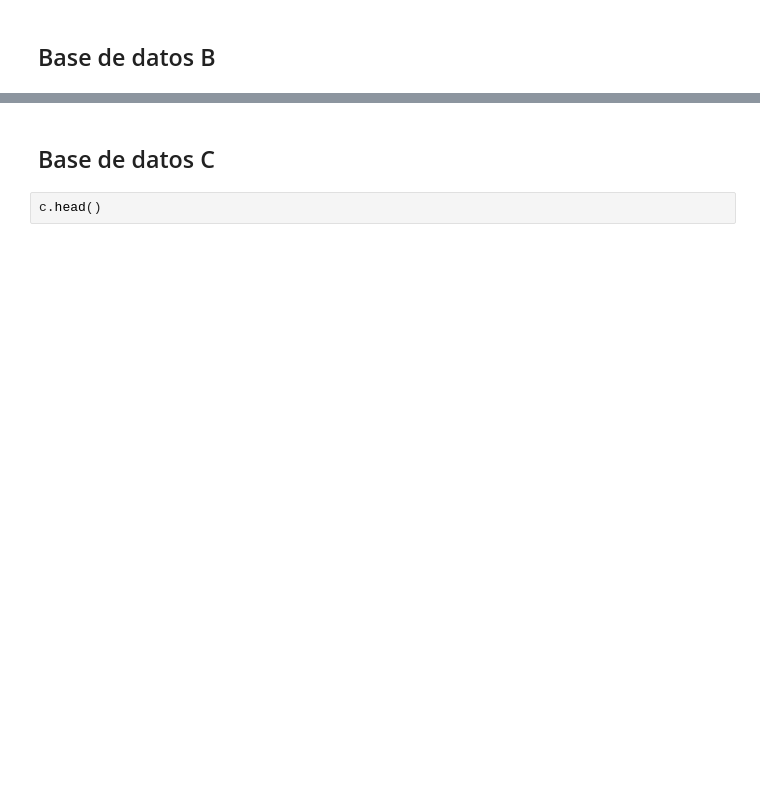
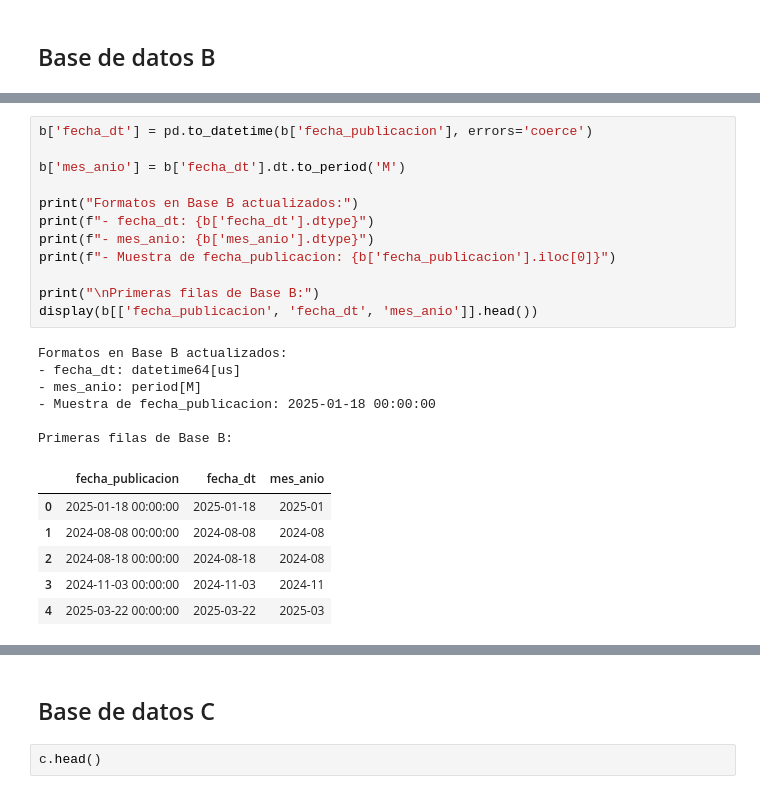
Before and after one commit to Belc-da/prueba-tecnica-ds-propiedata, a Jupyter notebook: notebooks/01_limpieza.ipynb, the cells around one changed output, grey strips where cells are left out. Saved outputs shown, nothing was run; the diff lists cells and outputs as text; blank space fills up the shorter version.

```diff
--- a/notebooks/01_limpieza.ipynb
+++ b/notebooks/01_limpieza.ipynb
@@ -655,0 +894,25 @@ memory usage: 672.9 KB
+# %%
+b['fecha_dt'] = pd.to_datetime(b['fecha_publicacion'], errors='coerce')
+
+b['mes_anio'] = b['fecha_dt'].dt.to_period('M')
+
+print("Formatos en Base B actualizados:")
+print(f"- fecha_dt: {b['fecha_dt'].dtype}")
+print(f"- mes_anio: {b['mes_anio'].dtype}")
+print(f"- Muestra de fecha_publicacion: {b['fecha_publicacion'].iloc[0]}")
+
+print("\nPrimeras filas de Base B:")
+display(b[['fecha_publicacion', 'fecha_dt', 'mes_anio']].head())
+# %% [output]
+Formatos en Base B actualizados:
+- fecha_dt: datetime64[us]
+- mes_anio: period[M]
+- Muestra de fecha_publicacion: 2025-01-18 00:00:00
+
+Primeras filas de Base B:
+|  | fecha_publicacion | fecha_dt | mes_anio |
+| 0 | 2025-01-18 00:00:00 | 2025-01-18 | 2025-01 |
+| 1 | 2024-08-08 00:00:00 | 2024-08-08 | 2024-08 |
+| 2 | 2024-08-18 00:00:00 | 2024-08-18 | 2024-08 |
+| 3 | 2024-11-03 00:00:00 | 2024-11-03 | 2024-11 |
+| 4 | 2025-03-22 00:00:00 | 2025-03-22 | 2025-03 |
```
Also changed, not shown: parts of 51 cells of this notebook, 1 other file.
